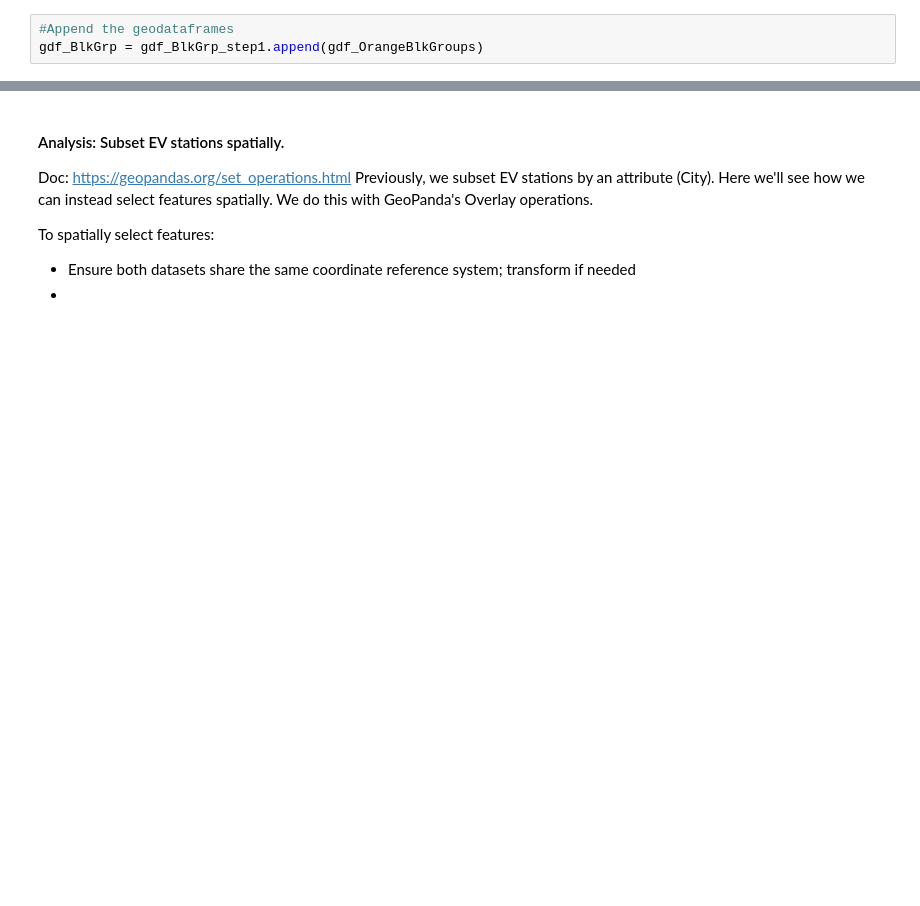
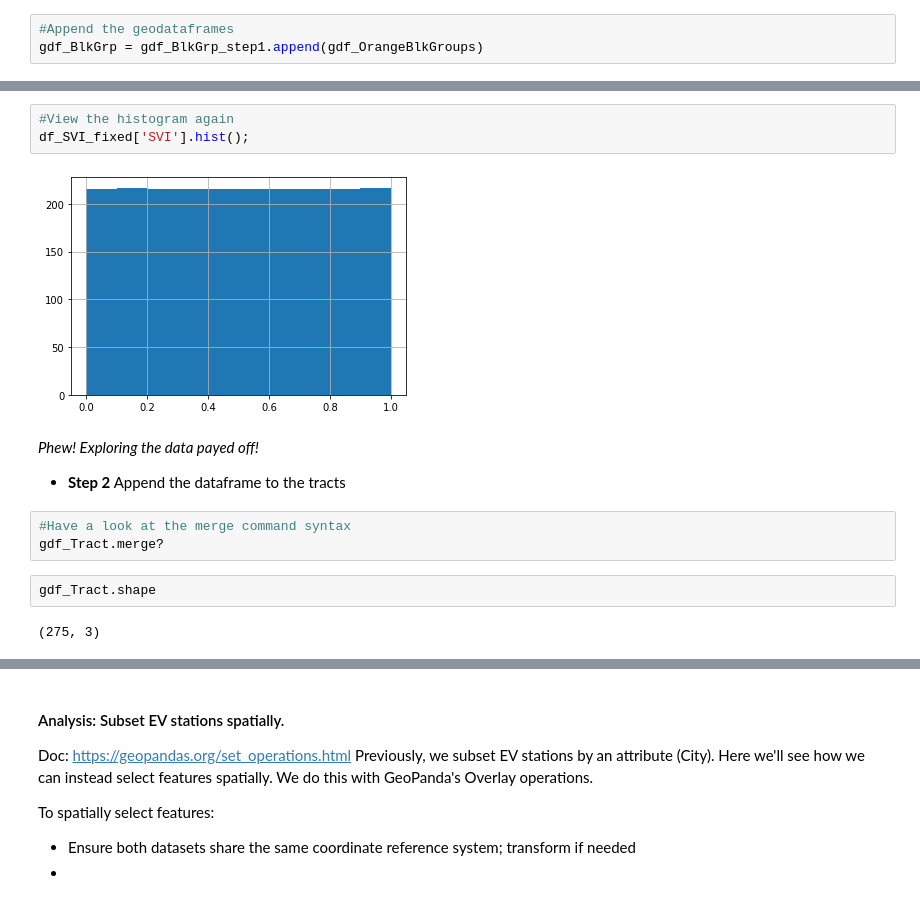
Before and after one commit to ENV859/SpatialDataFrames, a Jupyter notebook: Geopandas-project.ipynb, the cells around one changed output, grey strips where cells are left out. Cells and saved outputs as stored; diff of their text form; blank space fills up the shorter version.

```diff
--- a/Geopandas-project.ipynb
+++ b/Geopandas-project.ipynb
@@ -284,0 +359,16 @@ gdf_Counties.plot();
+# %%
+#View the histogram again
+df_SVI_fixed['SVI'].hist();
+# %% [output]
+[figure, added]
+# %% [markdown]
+_Phew! Exploring the data payed off!_
+
+* **Step 2** Append the dataframe to the tracts
+# %%
+#Have a look at the merge command syntax
+gdf_Tract.merge?
+# %%
+gdf_Tract.shape
+# %% [output]
+(275, 3)
```
Also changed, not shown: parts of 86 cells of this notebook.
